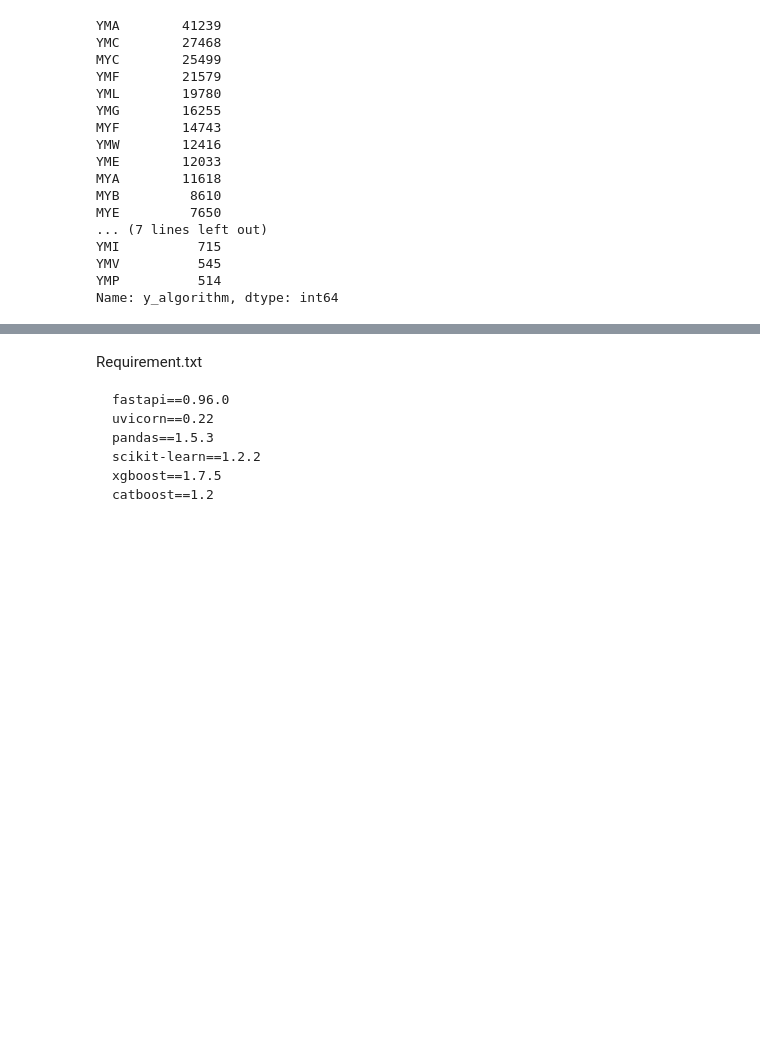
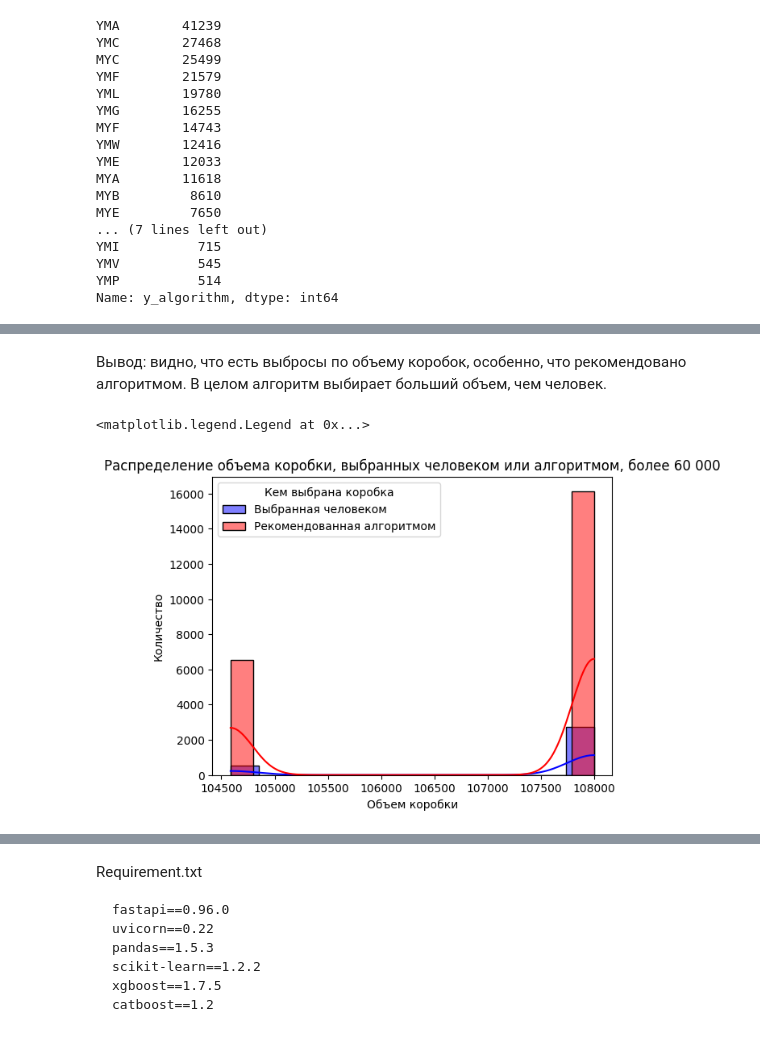
Before and after one commit to TimurSalakhetdinov/Yandex_Market_Hackathon, a Jupyter notebook: DS_hackathon_part1_EDA.ipynb, the cells around one changed output, grey strips where cells are left out. Saved outputs shown, nothing was run; the diff lists cells and outputs as text; code cells hidden in the pictures; blank space fills up the shorter version.

```diff
--- a/DS_hackathon_part1_EDA.ipynb
+++ b/DS_hackathon_part1_EDA.ipynb
@@ -1147,0 +768,14 @@ data_grouped = merged_df.groupby('orderkey').agg({
+# %% [markdown]
+Вывод: видно, что есть выбросы по объему коробок, особенно, что рекомендовано алгоритмом. В целом алгоритм выбирает больший объем, чем человек.
+# %%
+# Выведем выбросы по объемам коробки
+sns.histplot(data=data[data['sel_calc_cube'] > 60000]['sel_calc_cube'], color='blue', label='Выбранная человеком', kde=True)
+sns.histplot(data=data[data['rec_calc_cube'] > 60000]['rec_calc_cube'], color='red', label='Рекомендованная алгоритмом', kde=True)
+
+plt.xlabel('Объем коробки')
+plt.ylabel('Количество')
+plt.title('Распределение объема коробки, выбранных человеком или алгоритмом, более 60 000')
+plt.legend(title='Кем выбрана коробка')
+# %% [output]
+<matplotlib.legend.Legend at 0x...>
+[figure, added]
```
Also changed, not shown: parts of 183 cells of this notebook, 2 other files.
